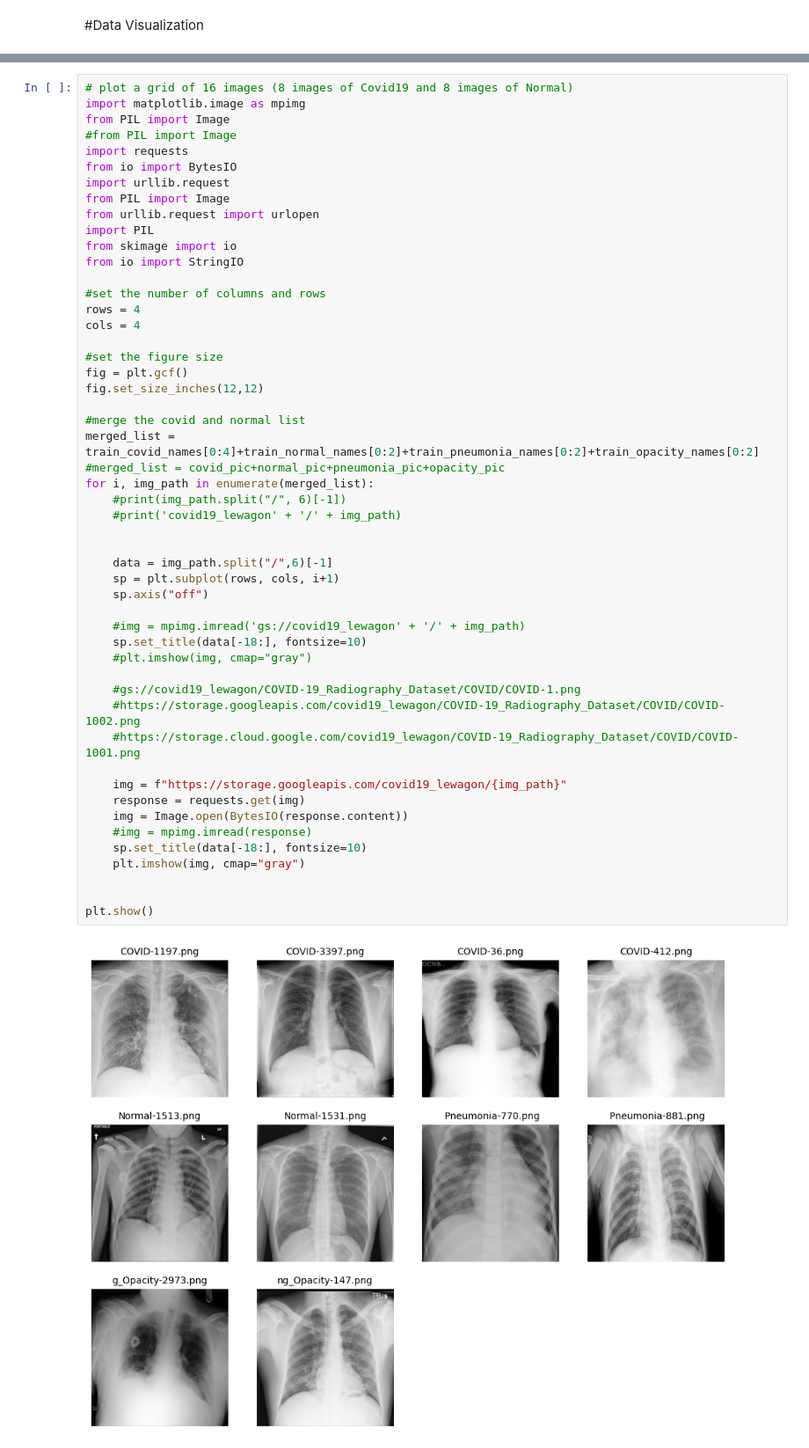
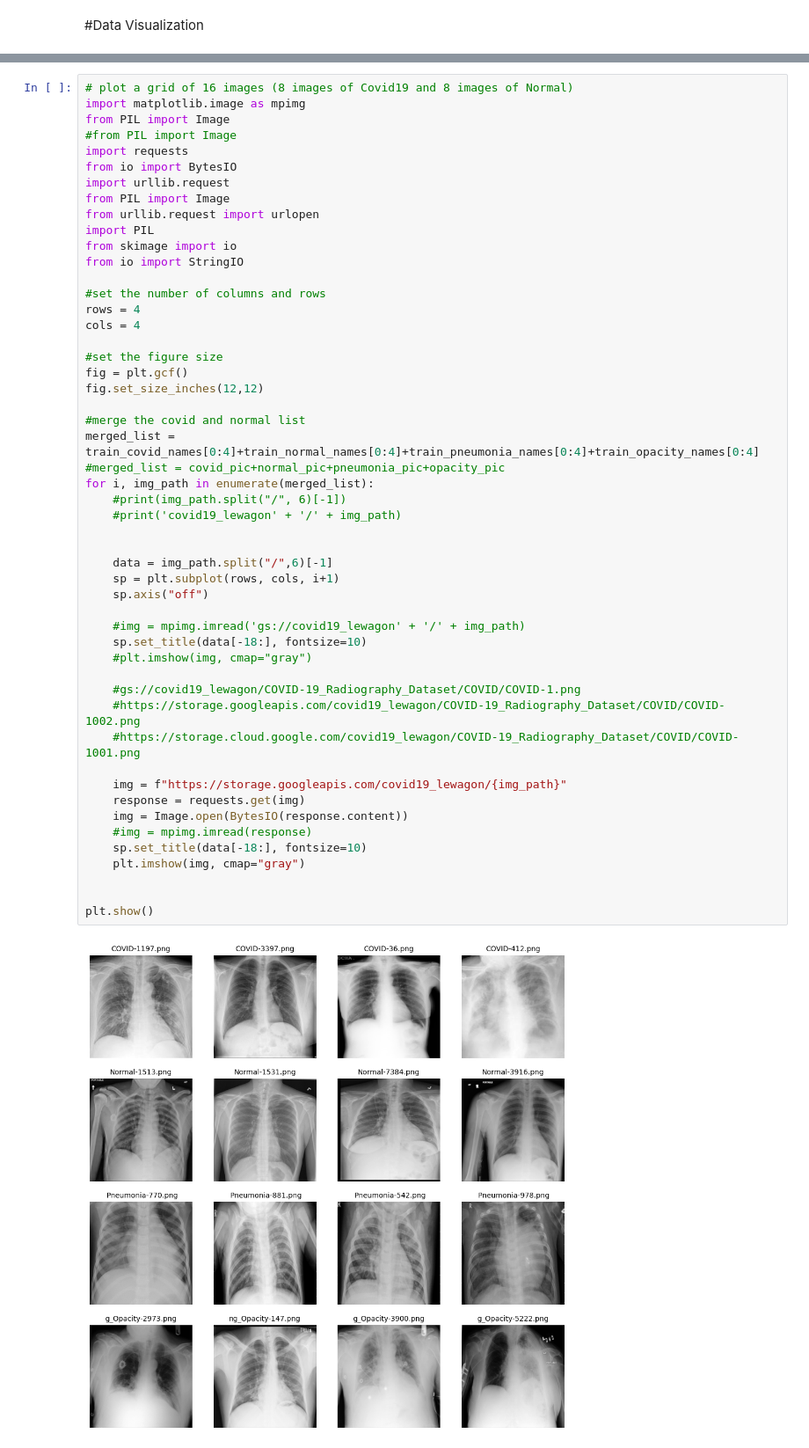
Before and after one commit to gulfairus/Covid19, a Jupyter notebook: notebooks/cnn_tl.ipynb, the cells around one changed output, grey strips where cells are left out. Shown at 88% size. Cells and saved outputs as stored; diff of their text form.

Commit message:
visualization2

```diff
--- a/notebooks/cnn_tl.ipynb
+++ b/notebooks/cnn_tl.ipynb
@@ -174,33 +170,33 @@ fig = plt.gcf()
 fig.set_size_inches(12,12)
 
 #merge the covid and normal list
-merged_list = train_covid_names[0:4]+train_normal_names[0:2]+train_pneumonia_names[0:2]+train_opacity_names[0:2]
+merged_list = train_covid_names[0:4]+train_normal_names[0:4]+train_pneumonia_names[0:4]+train_opacity_names[0:4]
 #merged_list = covid_pic+normal_pic+pneumonia_pic+opacity_pic
 for i, img_path in enumerate(merged_list):
     #print(img_path.split("/", 6)[-1])
     #print('covid19_lewagon' + '/' + img_path)
 
 
     data = img_path.split("/",6)[-1]
     sp = plt.subplot(rows, cols, i+1)
     sp.axis("off")
 
     #img = mpimg.imread('gs://covid19_lewagon' + '/' + img_path)
     sp.set_title(data[-18:], fontsize=10)
     #plt.imshow(img, cmap="gray")
 
     #gs://covid19_lewagon/COVID-19_Radiography_Dataset/COVID/COVID-1.png
     #https://storage.googleapis.com/covid19_lewagon/COVID-19_Radiography_Dataset/COVID/COVID-1002.png
     #https://storage.cloud.google.com/covid19_lewagon/COVID-19_Radiography_Dataset/COVID/COVID-1001.png
 
     img = f"https://storage.googleapis.com/covid19_lewagon/{img_path}"
     response = requests.get(img)
     img = Image.open(BytesIO(response.content))
     #img = mpimg.imread(response)
     sp.set_title(data[-18:], fontsize=10)
     plt.imshow(img, cmap="gray")
 
 
 plt.show()
 # %% [output]
-[figure, old version]
+[figure, new version]
```
Also changed, not shown: parts of 6 cells of this notebook.
